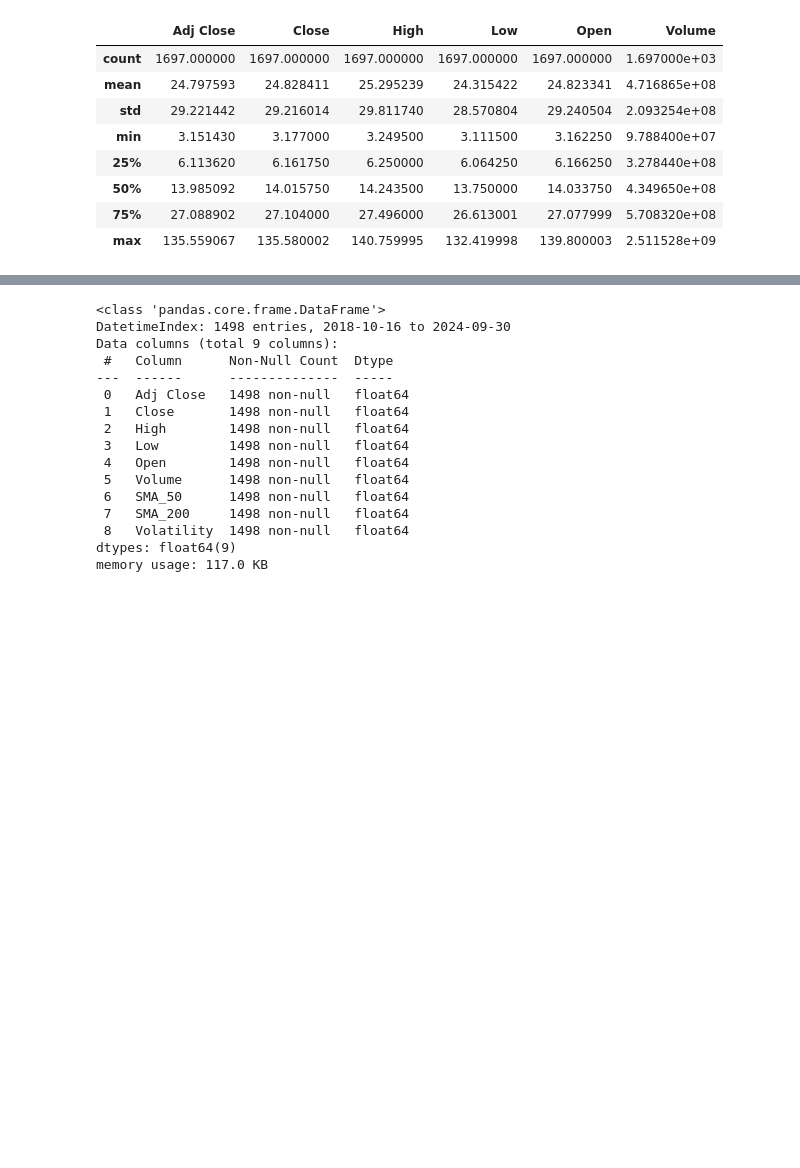
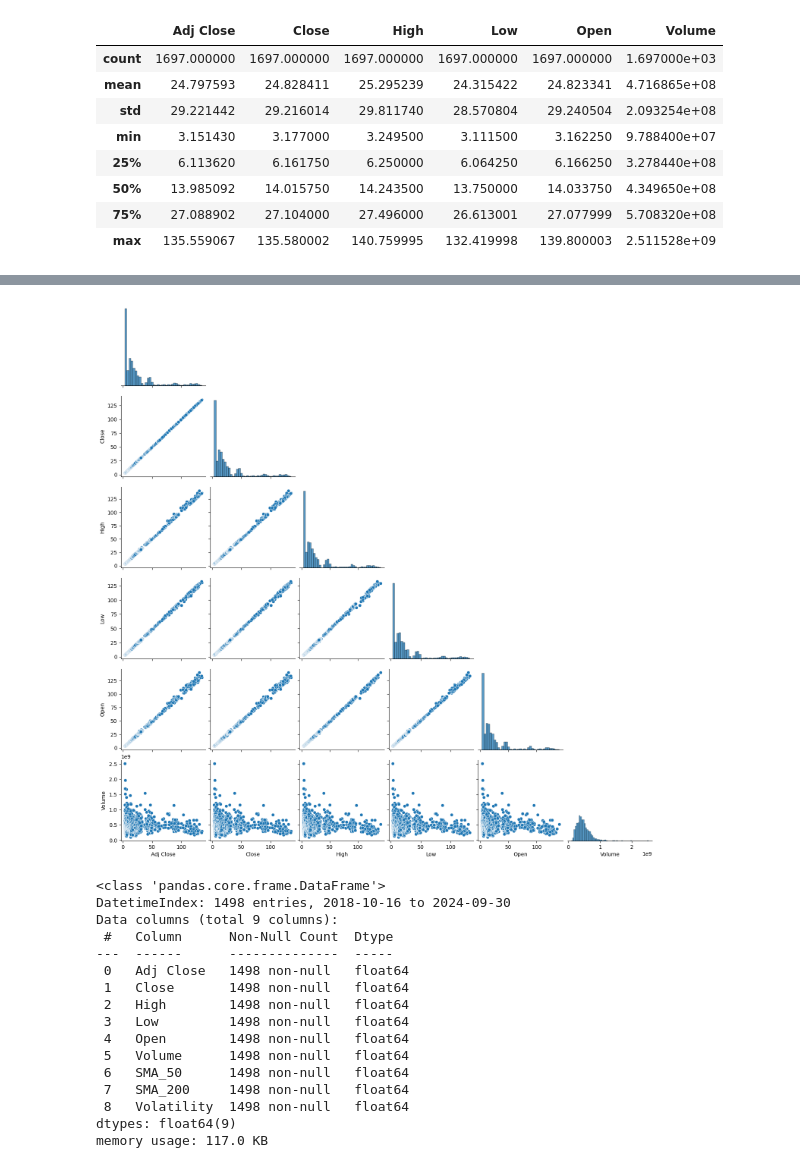
Before and after one commit to smkhowaja08/data-science-project, a Jupyter notebook: predicting_nvidia_stock_prices_using_machine_learning_models.ipynb, the cells around one changed output, grey strips where cells are left out. Saved outputs shown, nothing was run; the diff lists cells and outputs as text; code cells hidden in the pictures; blank space fills up the shorter version.

```diff
--- a/predicting_nvidia_stock_prices_using_machine_learning_models.ipynb
+++ b/predicting_nvidia_stock_prices_using_machine_learning_models.ipynb
@@ -99,2 +124,11 @@ df_nvidia.describe()
+# %%
+# Looking at some real data, where we don't know the number of clusters already
+for col in df_nvidia.columns:
+    df_nvidia[col] = pd.to_numeric(df_nvidia[col])
+
+sns.pairplot(df_nvidia, corner=True)
+plt.show()
+# %% [output]
+[figure, added]
 # %%
 # Feature Engineering (Moving Averages and Volatility)
```
Also changed, not shown: parts of 10 cells of this notebook.
